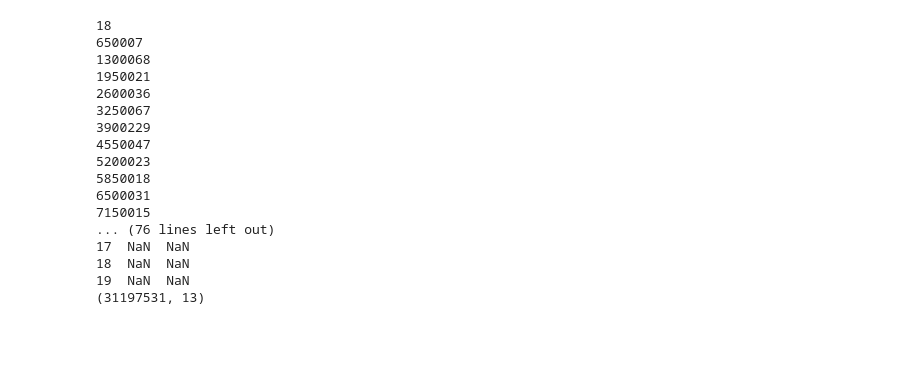
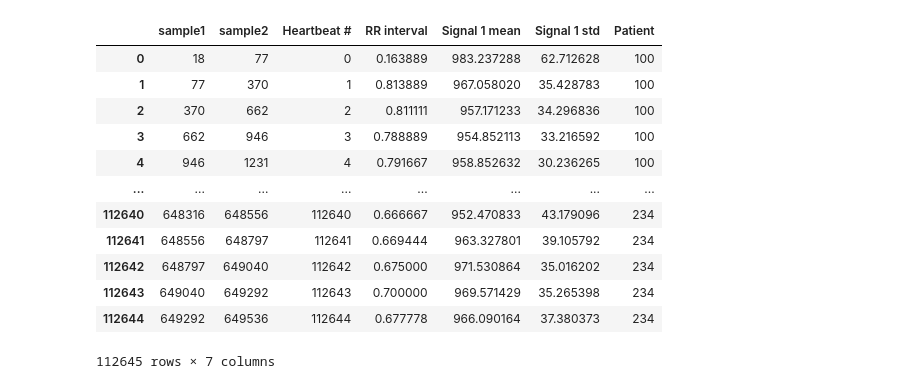
Before and after one commit to andrelopes2001/Intelligent_Systems, a Jupyter notebook: Project/Untitled-1.ipynb, the cells around one changed output. Drawn from its saved outputs; the diff is of its cells as text; code cells hidden in the pictures; blank space fills up the shorter version.

```diff
--- a/Project/Untitled-1.ipynb
+++ b/Project/Untitled-1.ipynb
@@ -59,0 +77,30 @@ print(df.shape)
+# %%
+beat_df = pd.DataFrame({
+    'sample1': df_copy['Sample #'][0:-1].reset_index(drop=True),
+    'sample2': df_copy['Sample #'][1:].reset_index(drop=True)})
+
+# Add Heartbeat # column
+beat_df['Heartbeat #'] = beat_df.index
+
+# Reset the index for the new DataFrame
+beat_df.reset_index(drop=True, inplace=True)
+
+# Add a column to beat_df with the length of each heartbeat
+beat_df['RR interval'] = (beat_df['sample2'] - beat_df['sample1']) / 360
+
+mean_list = []
+std_list = []
+
+# Look up the values for MLII and V5 in df between sample1 and sample2 in beat_df
+for index, row in beat_df.iterrows():
+    sample1 = int(row['sample1'])
+    sample2 = int(row['sample2'])
+    # Calculate mean and std values for MLII
+    mean_value = df['MLII'][sample1:sample2].mean()
+    std = df['MLII'][sample1:sample2].std()
+    mean_list.append(mean_value)
+    std_list.append(std)
+
+# Add a column to beat_df with the mean MLII and std values for each heartbeat
+beat_df['MLII_mean'] = mean_list
+beat_df['MLII_std'] = std_list
@@ -112,10 +161,4 @@ df = pd.merge(df_ecg, df_annotations, on=['Sample #', 'Patient'], how='outer')
 # %%
-#def first_non_nan_index(series):
-#    first_non_nan = series.first_valid_index()
-#    if first_non_nan is not None:
-#        return series.index.get_loc(first_non_nan)
-#    return -1
-
 filtered_data = pd.DataFrame()
 
 # Iterate through each unique patient
@@ -125,26 +168,26 @@ for patient_id, group in df.groupby('Patient'):
     if index_first_non_nan is not None:
         filtered_data = pd.concat([filtered_data, group.loc[index_first_non_nan:]], ignore_index=True)
 
-# Based on the time of the annotations, fill the NaN values with the next annotation for the Type column
+df = filtered_data
+
+# Based on the time of the annotations, fill the NaN values with the previous annotation for the Type column
 df['Type'] = df['Type'].fillna(method='ffill')
-# %% [output]
-18
-650007
-1300068
-1950021
-2600036
-3250067
-3900229
-4550047
-5200023
-5850018
-6500031
-7150015
-... (76 lines left out)
-17  NaN  NaN
-18  NaN  NaN
-19  NaN  NaN
-(31197531, 13)
+# %%
+beat_df.head(-1)
+# %% [output]
+|  | sample1 | sample2 | Heartbeat # | RR interval | Signal 1 mean | Signal 1 std | Patient |
+| 0 | 18 | 77 | 0 | 0.163889 | 983.237288 | 62.712628 | 100 |
+| 1 | 77 | 370 | 1 | 0.813889 | 967.058020 | 35.428783 | 100 |
+| 2 | 370 | 662 | 2 | 0.811111 | 957.171233 | 34.296836 | 100 |
+| 3 | 662 | 946 | 3 | 0.788889 | 954.852113 | 33.216592 | 100 |
+| 4 | 946 | 1231 | 4 | 0.791667 | 958.852632 | 30.236265 | 100 |
+| ... | ... | ... | ... | ... | ... | ... | ... |
+| 112640 | 648316 | 648556 | 112640 | 0.666667 | 952.470833 | 43.179096 | 234 |
+| 112641 | 648556 | 648797 | 112641 | 0.669444 | 963.327801 | 39.105792 | 234 |
+| 112642 | 648797 | 649040 | 112642 | 0.675000 | 971.530864 | 35.016202 | 234 |
+| 112643 | 649040 | 649292 | 112643 | 0.700000 | 969.571429 | 35.265398 | 234 |
+| 112644 | 649292 | 649536 | 112644 | 0.677778 | 966.090164 | 37.380373 | 234 |
+112645 rows × 7 columns
 # %%
 # For each feature count the number of non-null values
 print(df.count())
```
Also changed, not shown: parts of 17 cells of this notebook.
